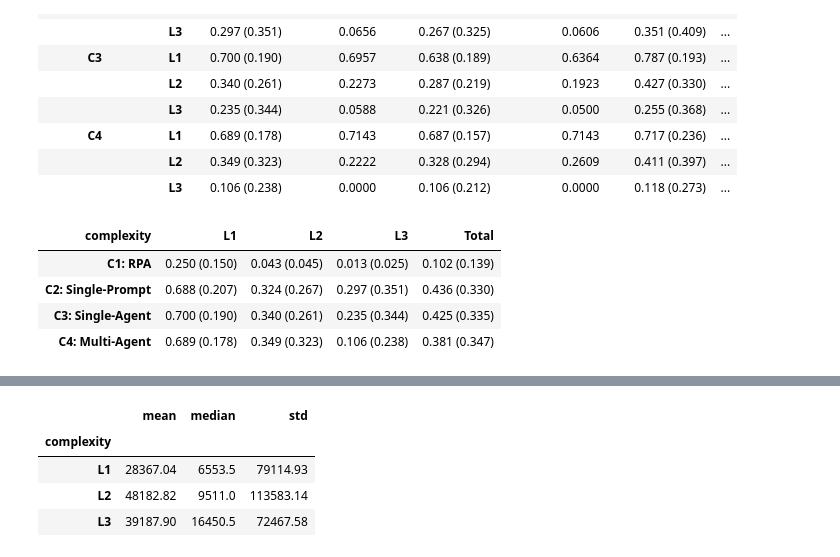
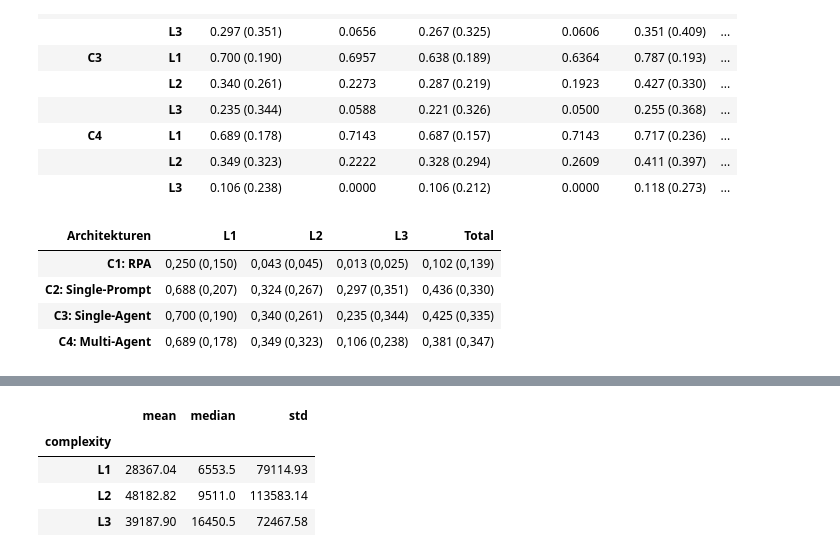
Before and after one commit to StefanEissler/doc-automation-architecture, a Jupyter notebook: notebooks/statistical_evaluation_A_internal.ipynb, the cells around one changed output, grey strips where cells are left out. Saved outputs shown, nothing was run; the diff lists cells and outputs as text; code cells hidden in the pictures.

```diff
--- a/notebooks/statistical_evaluation_A_internal.ipynb
+++ b/notebooks/statistical_evaluation_A_internal.ipynb
@@ -215,33 +214,35 @@ for metric in metrics:
 # %%
 f1_data = metrics_table_large["f1_exact"][["mean", "std"]]
 
 f1_data_formatted = f1_data.apply(
-    lambda row: f"{row['mean']:.3f} ({row['std']:.3f})", axis=1
+    lambda row: f"{row['mean']:.3f} ({row['std']:.3f})".replace(".", ","), axis=1
 )
 
 df_result = f1_data_formatted.unstack(level="complexity")
 
 total = df_A_gemini.groupby("condition")["f1_exact"].agg(["mean", "std"])
 df_result["Total"] = total.apply(
-    lambda row: f"{row['mean']:.3f} ({row['std']:.3f})", axis=1
+    lambda row: f"{row['mean']:.3f} ({row['std']:.3f})".replace(".", ","),
+    axis=1,
 )
 
 df_result = df_result[["L1", "L2", "L3", "Total"]]
 df_result.index = [
     "C1: RPA",
     "C2: Single-Prompt",
     "C3: Single-Agent",
     "C4: Multi-Agent",
 ]
+df_result.rename_axis("Architekturen", axis=1, inplace=True)
 
 display(df_result)
-df_result.to_excel("./tables/f1_exact_summary.xlsx", index=True)
+df_result.to_csv("./tables/f1_exact_summary.csv", index=True, sep=";", decimal=",")
 # %% [output]
-| complexity | L1 | L2 | L3 | Total |
-| C1: RPA | 0.250 (0.150) | 0.043 (0.045) | 0.013 (0.025) | 0.102 (0.139) |
-| C2: Single-Prompt | 0.688 (0.207) | 0.324 (0.267) | 0.297 (0.351) | 0.436 (0.330) |
-| C3: Single-Agent | 0.700 (0.190) | 0.340 (0.261) | 0.235 (0.344) | 0.425 (0.335) |
-| C4: Multi-Agent | 0.689 (0.178) | 0.349 (0.323) | 0.106 (0.238) | 0.381 (0.347) |
+| Architekturen | L1 | L2 | L3 | Total |
+| C1: RPA | 0,250 (0,150) | 0,043 (0,045) | 0,013 (0,025) | 0,102 (0,139) |
+| C2: Single-Prompt | 0,688 (0,207) | 0,324 (0,267) | 0,297 (0,351) | 0,436 (0,330) |
+| C3: Single-Agent | 0,700 (0,190) | 0,340 (0,261) | 0,235 (0,344) | 0,425 (0,335) |
+| C4: Multi-Agent | 0,689 (0,178) | 0,349 (0,323) | 0,106 (0,238) | 0,381 (0,347) |
 # %%
 median_scores = df_A_gemini.groupby("complexity")["f1_exact"].median()
 
```
Also changed, not shown: parts of 47 cells of this notebook, 33 other files.
